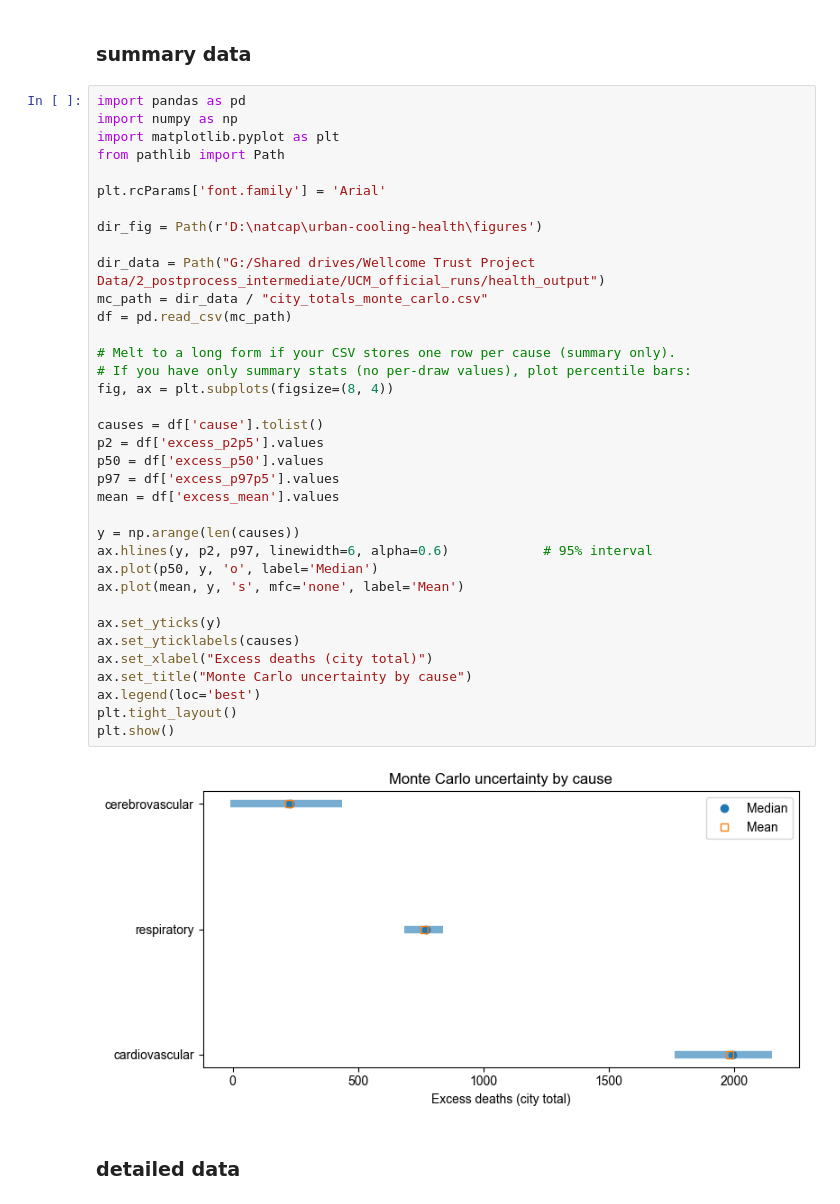
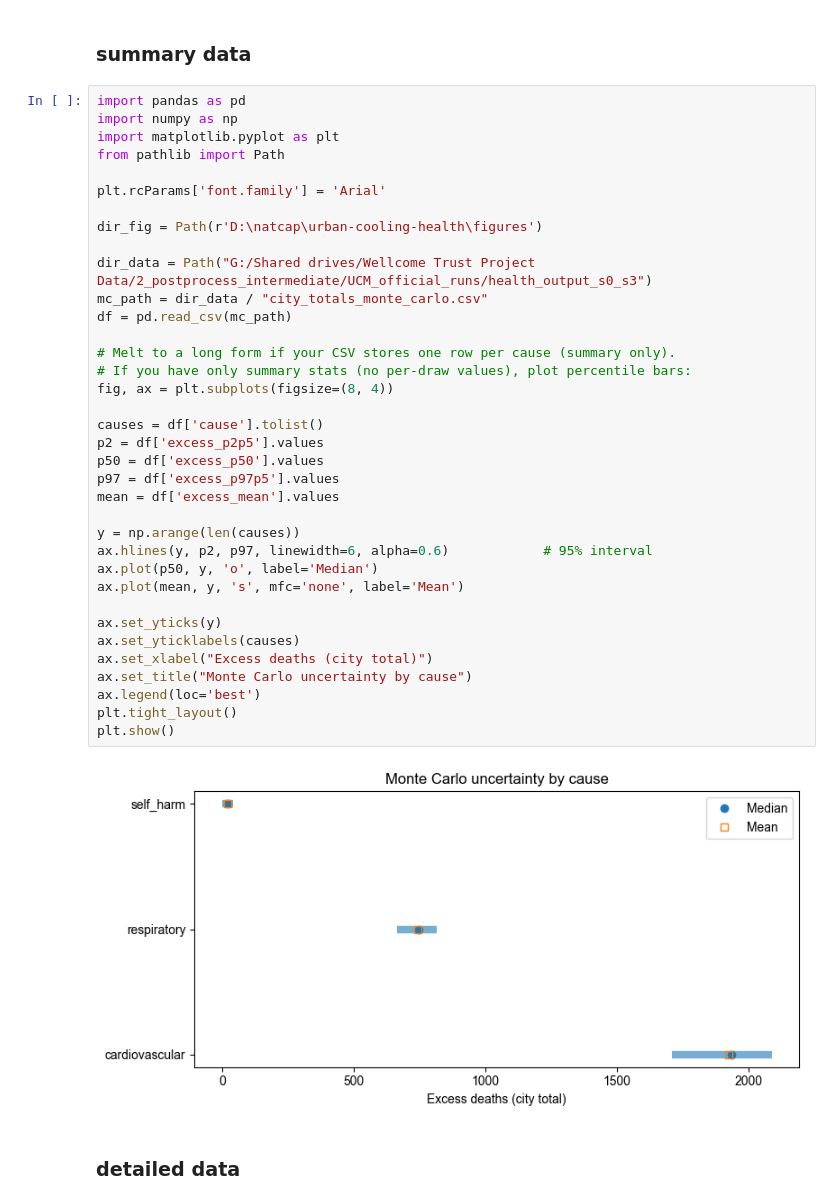
Before and after one commit to natcap/urban-cooling-health, a Jupyter notebook: code/health_assessment/health-modeling-output-plot.ipynb, the cells around one changed output. Drawn from its saved outputs; the diff is of its cells as text.

Commit message:
health modeling and viz

```diff
--- a/code/health_assessment/health-modeling-output-plot.ipynb
+++ b/code/health_assessment/health-modeling-output-plot.ipynb
@@ -11,35 +11,35 @@ from pathlib import Path
 plt.rcParams['font.family'] = 'Arial'
 
 dir_fig = Path(r'D:\natcap\urban-cooling-health\figures')
 
-dir_data = Path("G:/Shared drives/Wellcome Trust Project Data/2_postprocess_intermediate/UCM_official_runs/health_output")
+dir_data = Path("G:/Shared drives/Wellcome Trust Project Data/2_postprocess_intermediate/UCM_official_runs/health_output_s0_s3")
 mc_path = dir_data / "city_totals_monte_carlo.csv"
 df = pd.read_csv(mc_path)
 
 # Melt to a long form if your CSV stores one row per cause (summary only).
 # If you have only summary stats (no per-draw values), plot percentile bars:
 fig, ax = plt.subplots(figsize=(8, 4))
 
 causes = df['cause'].tolist()
 p2 = df['excess_p2p5'].values
 p50 = df['excess_p50'].values
 p97 = df['excess_p97p5'].values
 mean = df['excess_mean'].values
 
 y = np.arange(len(causes))
 ax.hlines(y, p2, p97, linewidth=6, alpha=0.6)            # 95% interval
 ax.plot(p50, y, 'o', label='Median')
 ax.plot(mean, y, 's', mfc='none', label='Mean')
 
 ax.set_yticks(y)
 ax.set_yticklabels(causes)
 ax.set_xlabel("Excess deaths (city total)")
 ax.set_title("Monte Carlo uncertainty by cause")
 ax.legend(loc='best')
 plt.tight_layout()
 plt.show()
 # %% [output]
-[figure, old version]
+[figure, new version]
 # %% [markdown]
 ### detailed data
 # %%
```
Also changed, not shown: parts of 3 cells of this notebook, 8 other files.
